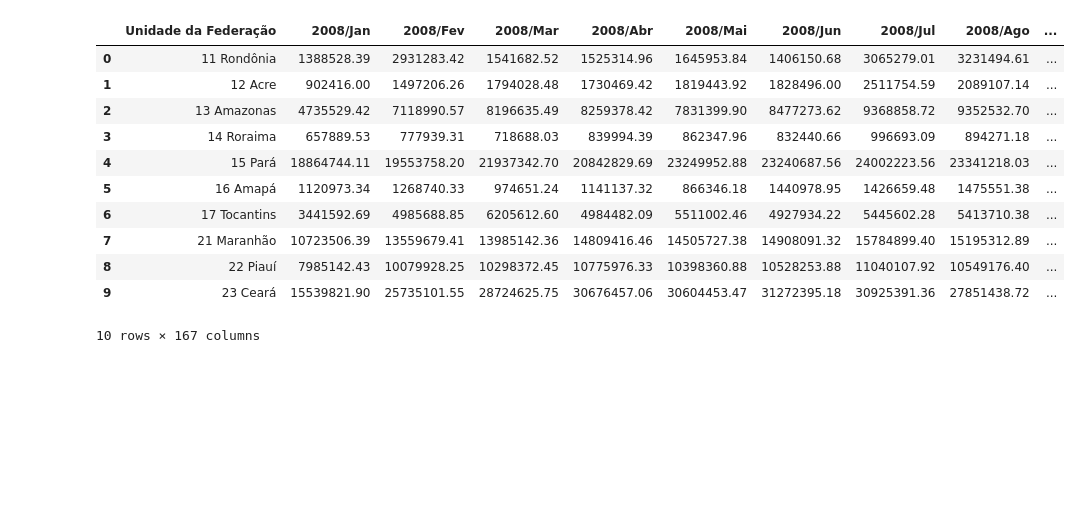
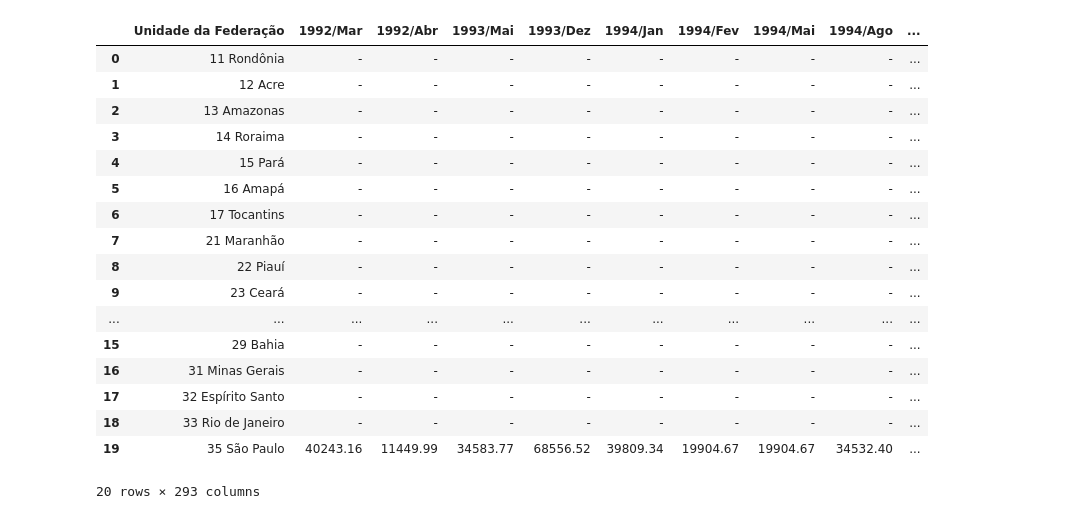
Before and after one commit to AleLucasG/Pos_Tech_FIAP_Data_Analytics, a Jupyter notebook: 01-data-analytics/handson/handson-01/Producao_Hospitalar.ipynb, the cells around one changed output. Saved outputs shown, nothing was run; the diff lists cells and outputs as text; code cells hidden in the pictures; blank space fills up the shorter version.

Commit message:
Conclusão aula 1
Aula 1 - Análise exploratóiria de dados

```diff
--- a/01-data-analytics/handson/handson-01/Producao_Hospitalar.ipynb
+++ b/01-data-analytics/handson/handson-01/Producao_Hospitalar.ipynb
@@ -3,23 +3,29 @@
 import pandas as pd
 # %%
 
-dados = pd.read_csv("/content/sample_data/A152918189_28_143_208.csv", encoding="ISO-8859-1", skiprows=3, sep=";", skipfooter=12, thousands=".", decimal=",")
+dados = pd.read_csv("/content/sample_data/A150850189_28_143_208 (1).csv", encoding="ISO-8859-1", skiprows=3, sep=";", skipfooter=12, thousands=".", decimal=",", engine="python")
 # %%
 #Visualiza apenas as 5 primeiras: dados.head()
-dados.head(10)
+dados.head(20)
 # %% [output]
-|  | Unidade da Federação | 2008/Jan | 2008/Fev | 2008/Mar | 2008/Abr | 2008/Mai | 2008/Jun | 2008/Jul | 2008/Ago | ... |
-| 0 | 11 Rondônia | 1388528.39 | 2931283.42 | 1541682.52 | 1525314.96 | 1645953.84 | 1406150.68 | 3065279.01 | 3231494.61 | ... |
-| 1 | 12 Acre | 902416.00 | 1497206.26 | 1794028.48 | 1730469.42 | 1819443.92 | 1828496.00 | 2511754.59 | 2089107.14 | ... |
-| 2 | 13 Amazonas | 4735529.42 | 7118990.57 | 8196635.49 | 8259378.42 | 7831399.90 | 8477273.62 | 9368858.72 | 9352532.70 | ... |
-| 3 | 14 Roraima | 657889.53 | 777939.31 | 718688.03 | 839994.39 | 862347.96 | 832440.66 | 996693.09 | 894271.18 | ... |
-| 4 | 15 Pará | 18864744.11 | 19553758.20 | 21937342.70 | 20842829.69 | 23249952.88 | 23240687.56 | 24002223.56 | 23341218.03 | ... |
-| 5 | 16 Amapá | 1120973.34 | 1268740.33 | 974651.24 | 1141137.32 | 866346.18 | 1440978.95 | 1426659.48 | 1475551.38 | ... |
-| 6 | 17 Tocantins | 3441592.69 | 4985688.85 | 6205612.60 | 4984482.09 | 5511002.46 | 4927934.22 | 5445602.28 | 5413710.38 | ... |
-| 7 | 21 Maranhão | 10723506.39 | 13559679.41 | 13985142.36 | 14809416.46 | 14505727.38 | 14908091.32 | 15784899.40 | 15195312.89 | ... |
-| 8 | 22 Piauí | 7985142.43 | 10079928.25 | 10298372.45 | 10775976.33 | 10398360.88 | 10528253.88 | 11040107.92 | 10549176.40 | ... |
-| 9 | 23 Ceará | 15539821.90 | 25735101.55 | 28724625.75 | 30676457.06 | 30604453.47 | 31272395.18 | 30925391.36 | 27851438.72 | ... |
+|  | Unidade da Federação | 1992/Mar | 1992/Abr | 1993/Mai | 1993/Dez | 1994/Jan | 1994/Fev | 1994/Mai | 1994/Ago | ... |
+| 0 | 11 Rondônia | - | - | - | - | - | - | - | - | ... |
+| 1 | 12 Acre | - | - | - | - | - | - | - | - | ... |
+| 2 | 13 Amazonas | - | - | - | - | - | - | - | - | ... |
+| 3 | 14 Roraima | - | - | - | - | - | - | - | - | ... |
+| 4 | 15 Pará | - | - | - | - | - | - | - | - | ... |
+| 5 | 16 Amapá | - | - | - | - | - | - | - | - | ... |
+| 6 | 17 Tocantins | - | - | - | - | - | - | - | - | ... |
+| 7 | 21 Maranhão | - | - | - | - | - | - | - | - | ... |
+| 8 | 22 Piauí | - | - | - | - | - | - | - | - | ... |
+| 9 | 23 Ceará | - | - | - | - | - | - | - | - | ... |
+| ... | ... | ... | ... | ... | ... | ... | ... | ... | ... | ... |
+| 15 | 29 Bahia | - | - | - | - | - | - | - | - | ... |
+| 16 | 31 Minas Gerais | - | - | - | - | - | - | - | - | ... |
+| 17 | 32 Espírito Santo | - | - | - | - | - | - | - | - | ... |
+| 18 | 33 Rio de Janeiro | - | - | - | - | - | - | - | - | ... |
+| 19 | 35 São Paulo | 40243.16 | 11449.99 | 34583.77 | 68556.52 | 39809.34 | 19904.67 | 19904.67 | 34532.40 | ... |
-10 rows × 167 columns
+20 rows × 293 columns
 # %%
 # traz as ultimas 5 linhas
 dados.tail()
```
Also changed, not shown: parts of 10 cells of this notebook.
